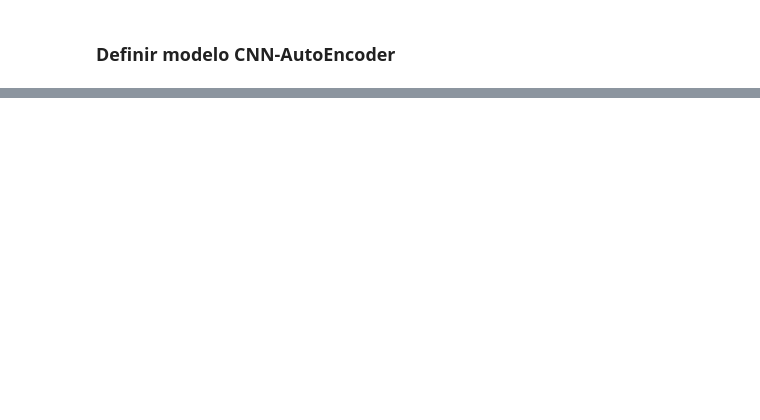
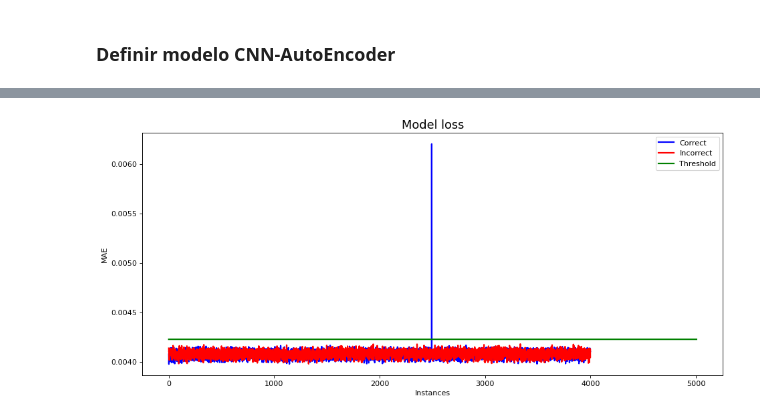
Before and after one commit to alokproc/aprendizaje_automatico_avanzado, a Jupyter notebook: 04_graded_lab/composite_cnn.ipynb, the cells around one changed output, grey strips where cells are left out. Drawn from its saved outputs; the diff is of its cells as text; code cells hidden in the pictures; blank space fills up the shorter version.

```diff
--- a/04_graded_lab/composite_cnn.ipynb
+++ b/04_graded_lab/composite_cnn.ipynb
@@ -86,0 +180,3 @@ _________________________________________________________________
+# %%
+test = pd.read_csv('Z:\\Descargas\\composite\\deepl\\test_incorrect_cnn.csv')
+test
@@ -86,0 +197,25 @@ _________________________________________________________________
+# %%
+test = scaler.transform(test)
+test = test.reshape((n_files, n_steps, n_features))
+
+pred_test = model.predict(test)
+# %%
+draw_train = np.mean(np.abs(pred_train-train), axis=1)
+draw_train = np.mean(draw_train, axis=1)
+
+draw_test = np.mean(np.abs(pred_test-test), axis=1)
+draw_test = np.mean(draw_test, axis=1)
+# %%
+from matplotlib import pyplot as plt
+
+fig, ax = plt.subplots(figsize=(14, 6), dpi=80)
+ax.plot(draw_train, 'b', label='Correct', linewidth=2)
+ax.plot(draw_test, 'r', label='Incorrect', linewidth=2)
+ax.plot(np.full(shape=5007, fill_value=threshold), 'g', label='Threshold', linewidth=2)
+ax.set_title('Model loss', fontsize=16)
+ax.set_ylabel('MAE')
+ax.set_xlabel('Instances')
+ax.legend(loc='upper right')
+plt.show()
+# %% [output]
+[figure, added]
```
Also changed, not shown: parts of 12 cells of this notebook.
